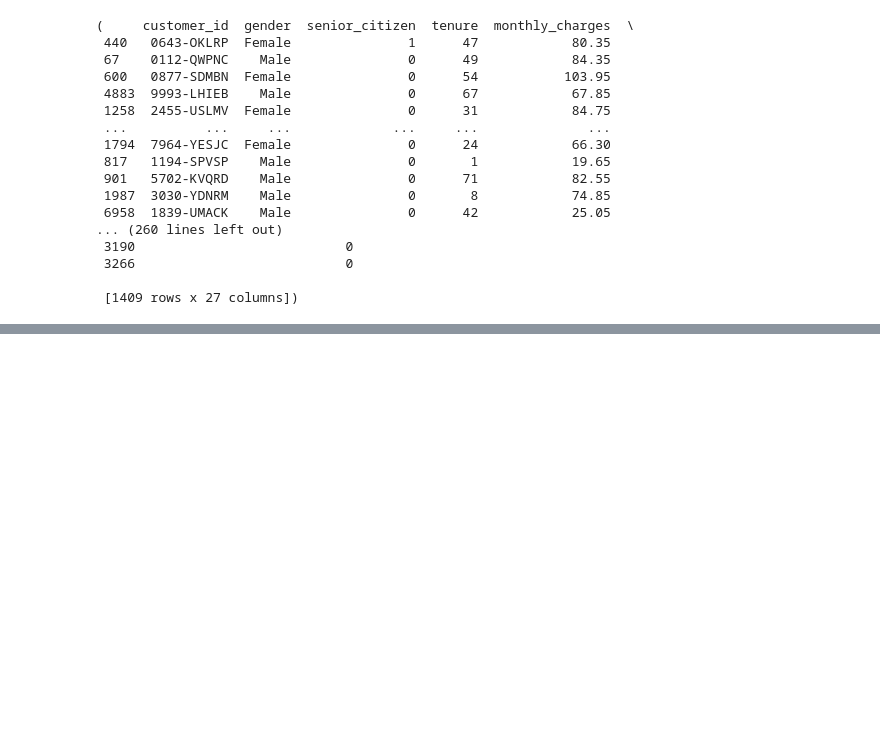
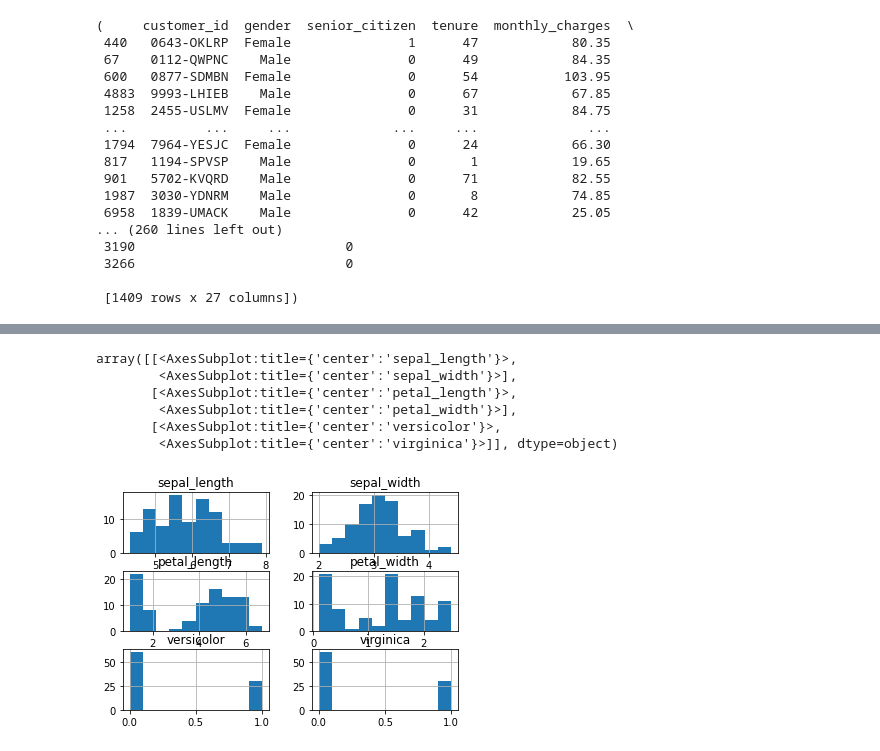
Before and after one commit to QinzhiChen/classification-exercises, a Jupyter notebook: classification_exercises.ipynb, the cells around one changed output, grey strips where cells are left out. Saved outputs shown, nothing was run; the diff lists cells and outputs as text; code cells hidden in the pictures; blank space fills up the shorter version.

```diff
--- a/classification_exercises.ipynb
+++ b/classification_exercises.ipynb
@@ -358,0 +365,6 @@ prep_telco(df_telco)
+# %%
+ac_df_iris=acquire.get_iris_data()
+# %%
+pr_iris=prepare.prep_iris(ac_df_iris)
+# %%
+iris_train, iris_validate, iris_test = prepare.clean_iris(pr_iris)
@@ -358,0 +429,10 @@ prep_telco(df_telco)
+# %%
+iris_train.hist()
+# %% [output]
+array([[<AxesSubplot:title={'center':'sepal_length'}>,
+        <AxesSubplot:title={'center':'sepal_width'}>],
+       [<AxesSubplot:title={'center':'petal_length'}>,
+        <AxesSubplot:title={'center':'petal_width'}>],
+       [<AxesSubplot:title={'center':'versicolor'}>,
+        <AxesSubplot:title={'center':'virginica'}>]], dtype=object)
+[figure, added]
```
Also changed, not shown: parts of 50 cells of this notebook, 1 other file.
